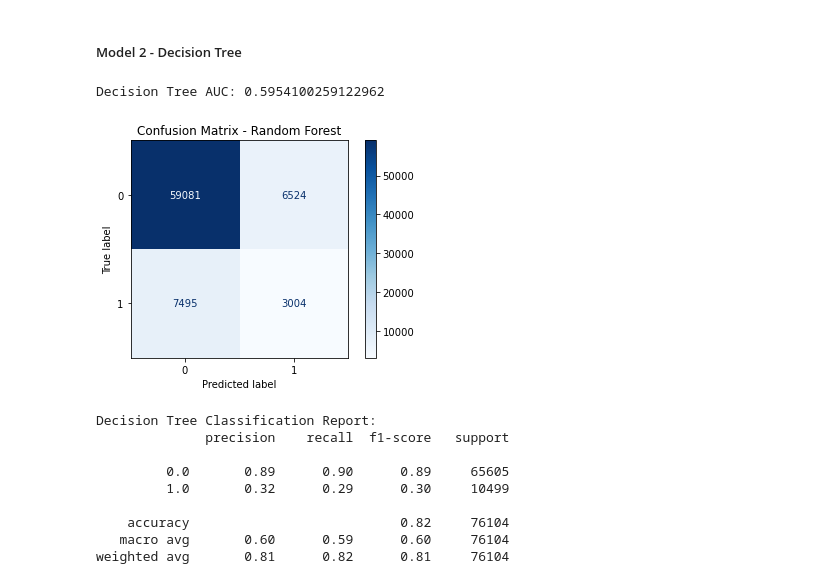
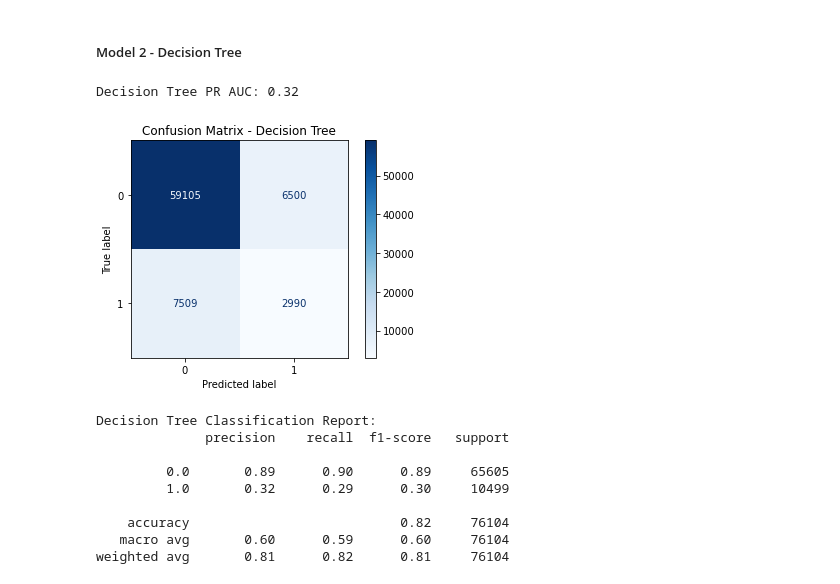
Before and after one commit to Kenzirey/ML-Assignment2, a Jupyter notebook: classification_train_evaluate.ipynb, the cells around one changed output. Drawn from its saved outputs; the diff is of its cells as text; code cells hidden in the pictures.

```diff
--- a/classification_train_evaluate.ipynb
+++ b/classification_train_evaluate.ipynb
@@ -88,22 +85,19 @@ decision_tree_model = DecisionTreeClassifier()
 decision_tree_model.fit(X_train, y_train)
 decision_tree_pred = decision_tree_model.predict(X_test)
 decision_tree_prob = decision_tree_model.predict_proba(X_test)[:, 1]
-decision_tree_cm = confusion_matrix(y_test, decision_tree_pred)
-decision_tree_fpr, decision_tree_tpr, _ = roc_curve(y_test, decision_tree_prob)
-decision_tree_auc = auc(decision_tree_fpr, decision_tree_tpr)
+decision_tree_precision, decision_tree_recall, _ = precision_recall_curve(y_test, decision_tree_prob)
+decision_tree_auc_pr = auc(decision_tree_recall, decision_tree_precision)
+print(f"Decision Tree PR AUC: {decision_tree_auc_pr:.2f}")
+# %% [output]
+Decision Tree PR AUC: 0.32
-# %%
-# Getting the numerical value of the AUC for the Decision Tree Model.
-print(f"Decision Tree AUC: {decision_tree_auc}")
-# %% [output]
-Decision Tree AUC: 0.5954100259122962
 # %%
-# Confusion Matrix for Random Forest
+# Confusion Matrix for Decision Tree
 conf_matrix = confusion_matrix(y_test, decision_tree_pred)
 ConfusionMatrixDisplay(conf_matrix).plot(cmap="Blues")
-plt.title("Confusion Matrix - Random Forest")
+plt.title("Confusion Matrix - Decision Tree")
 plt.show()
 # %% [output]
-[figure, old version]
+[figure, new version]
 # %%
 print("Decision Tree Classification Report:")
 print(classification_report(y_test, decision_tree_pred))
```
Also changed, not shown: parts of 21 cells of this notebook, 2 other files.
